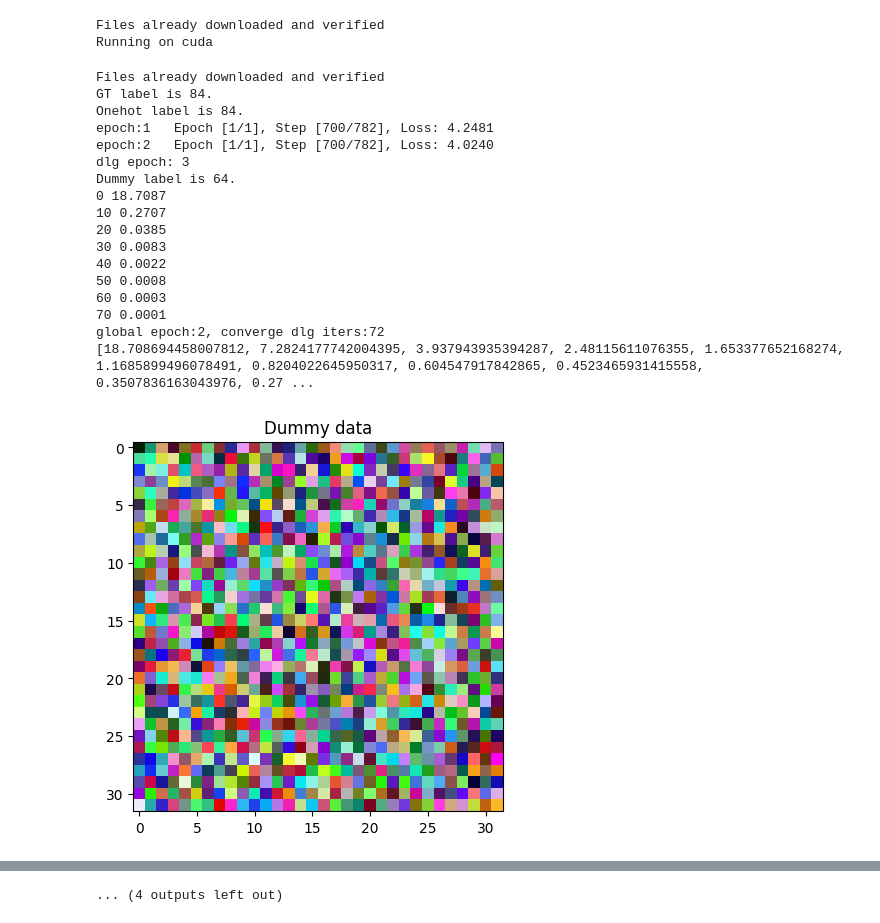
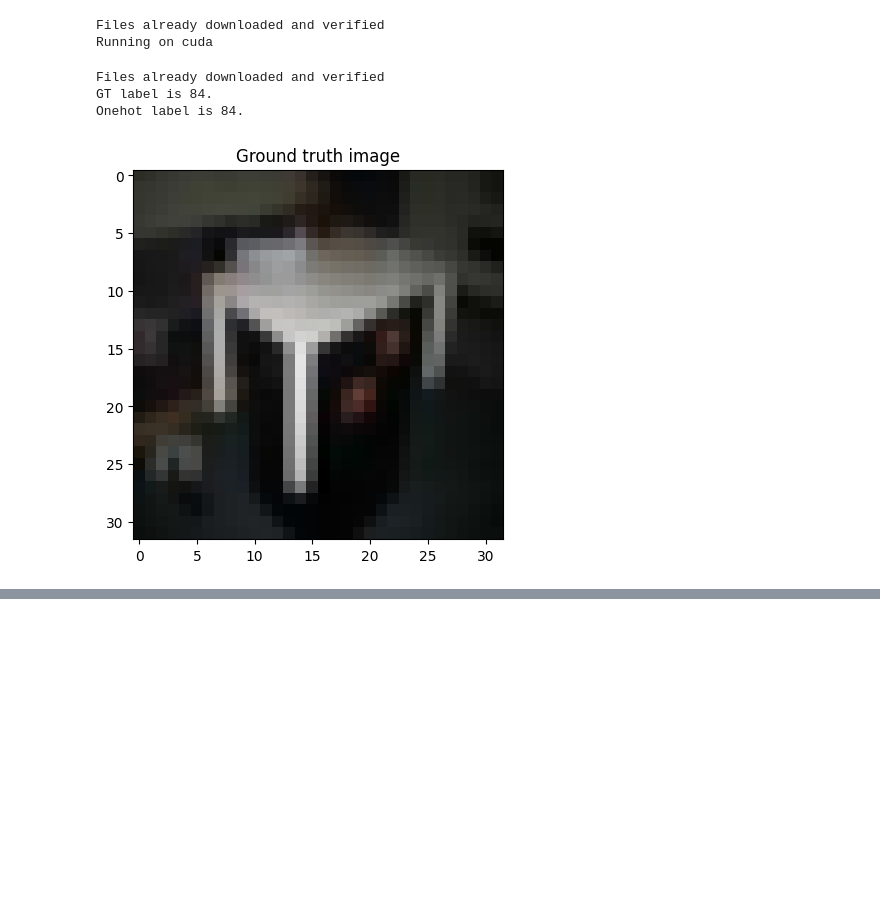
Before and after one commit to yyguo50170/dlg, a Jupyter notebook: Deep_Leakage_from_Gradients.ipynb, the cells around one changed output, grey strips where cells are left out. Saved outputs shown, nothing was run; the diff lists cells and outputs as text; code cells hidden in the pictures; blank space fills up the shorter version.

```diff
--- a/Deep_Leakage_from_Gradients.ipynb
+++ b/Deep_Leakage_from_Gradients.ipynb
@@ -145,100 +156,32 @@ criterion = cross_entropy_for_onehot
 # %%
 ######### honest partipant #########
 
 # Hyper-parameters
-epochs = 1000
+epochs = 160
 local_eoochs = 1
 batch_size = 64
 learning_rate = 0.001
 
-# CIFAR-100 dataset
-transform = transforms.Compose([
-    transforms.Grayscale(num_output_channels=1),
-    transforms.ToTensor()
-])
-
-#train_dataset = datasets.CIFAR100(root='./torch', train=True, transform=transform, download=True)
 train_dataset = datasets.CIFAR100(root='./torch', train=True, transform=tp, download=True)
 train_loader = torch.utils.data.DataLoader(dataset=train_dataset, batch_size=batch_size, shuffle=True)
 
 train_criterion = nn.CrossEntropyLoss()
 train_optimizer = optim.Adam(net.parameters(), lr=learning_rate)
-
 
 
 #攻击用数据
 img_index = 25
 gt_data = tp(dst[img_index][0]).to(device)
 gt_data = gt_data.view(1, *gt_data.size())
 gt_label = torch.Tensor([dst[img_index][1]]).long().to(device)
 gt_label = gt_label.view(1, )
 gt_onehot_label = label_to_onehot(gt_label, num_classes=100)
 
 plt.imshow(tt(gt_data[0].cpu()))
 plt.title("Ground truth image")
 print("GT label is %d." % gt_label.item(), "\nOnehot label is %d." % torch.argmax(gt_onehot_label, dim=-1).item())
-for i in range(epochs):
-  if i not in[2,50,100,150,200]:
-    # Train the model
-    total_step = len(train_loader)
-    for local_epoch in range(local_eoochs):
-      for j, (images, labels) in enumerate(train_loader):
-          images = images.to(device)
-          labels = labels.to(device)
-
-          # Forward pass
-          outputs = net(images)
-          loss = train_criterion(outputs, labels)
-
-          # Backward and optimize
-          train_optimizer.zero_grad()
-          loss.backward()
-          train_optimizer.step()
-
-          if (j+1) % 700 == 0:
-              print ('epoch:{}   Epoch [{}/{}], Step [{}/{}], Loss: {:.4f}'.format(i+1,local_epoch+1, local_eoochs, j+1, total_step, loss.item()))
-
-  else:
-
-    # img_index = 25
-    # gt_data = tp(dst[img_index][0]).to(device)
-    # gt_data = gt_data.view(1, *gt_data.size())
-    # gt_label = torch.Tensor([dst[img_index][1]]).long().to(device)
-    # gt_label = gt_label.view(1, )
-    # gt_onehot_label = label_to_onehot(gt_label, num_classes=100)
-
-    # plt.imshow(tt(gt_data[0].cpu()))
-    # plt.title("Ground truth image")
-    # print("GT label is %d." % gt_label.item(), "\nOnehot label is %d." % torch.argmax(gt_onehot_label, dim=-1).item())
-
-    # compute original gradient
-    out = net(gt_data)
-    y = criterion(out, gt_onehot_label)
-    dy_dx = torch.autograd.grad(y, net.parameters())
-
-
-    # share the gradients with other clients
-    original_dy_dx = list((_.detach().clone() for _ in dy_dx))
-    print('dlg epoch:',i+1)
-    dlg_attack(gt_data,gt_onehot_label,net,original_dy_dx,i)
-    for server_param, grad_param in zip(net.parameters(), dy_dx):
-      server_param.data = server_param.data - learning_rate * grad_param.data.clone()
 # %% [output]
 Files already downloaded and verified
 GT label is 84.
 Onehot label is 84.
-epoch:1   Epoch [1/1], Step [700/782], Loss: 4.2481
-epoch:2   Epoch [1/1], Step [700/782], Loss: 4.0240
-dlg epoch: 3
-Dummy label is 64.
-0 18.7087
-10 0.2707
-20 0.0385
-30 0.0083
-40 0.0022
-50 0.0008
-60 0.0003
-70 0.0001
-global epoch:2, converge dlg iters:72
-[18.708694458007812, 7.2824177742004395, 3.937943935394287, 2.48115611076355, 1.653377652168274, 1.1685899496078491, 0.8204022645950317, 0.604547917842865, 0.4523465931415558, 0.3507836163043976, 0.27 ...
-[figure, old version]
+[figure, new version]
@@ -303 +187,0 @@ epoch:112   Epoch [1/1], Step [700/782], Loss: 1.3966
-... (4 outputs left out)
```
Also changed, not shown: parts of 7 cells of this notebook.
